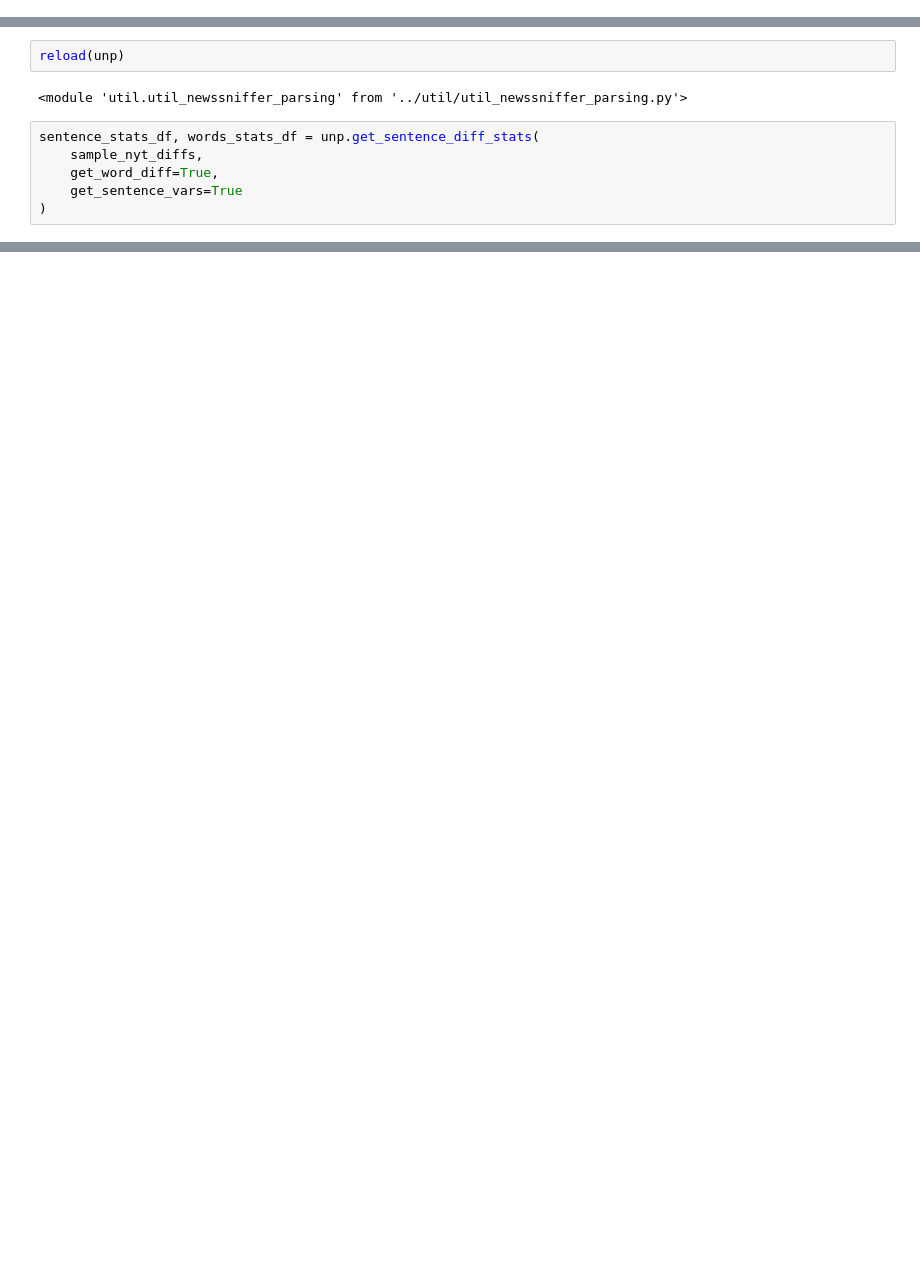
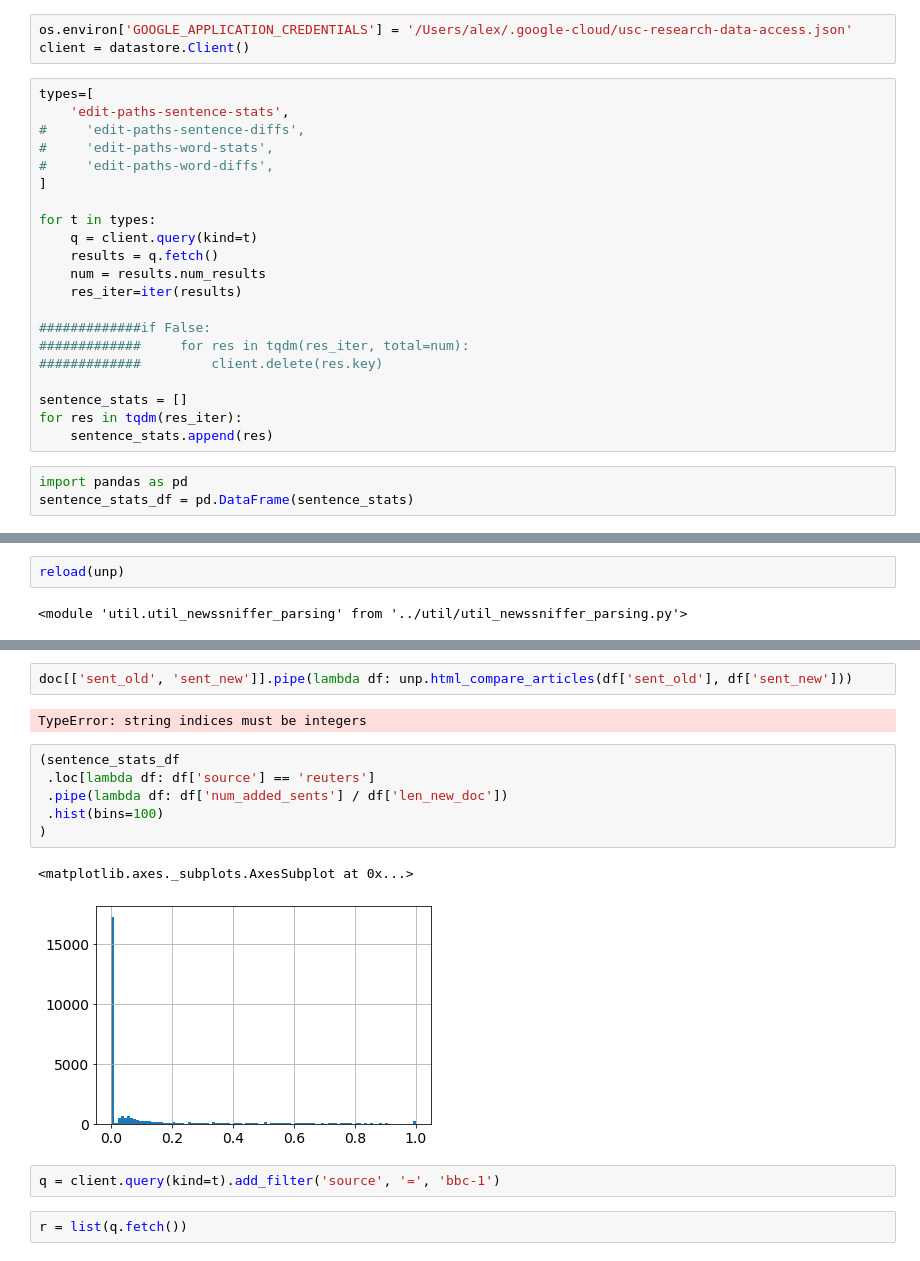
Before and after one commit to alex2awesome/edit-pathways, a Jupyter notebook: notebooks/2021-02-17__diffengine-and-newssniffer.ipynb, the cells around one changed output, grey strips where cells are left out. Saved outputs shown, nothing was run; the diff lists cells and outputs as text; blank space fills up the shorter version.

```diff
--- a/notebooks/2021-02-17__diffengine-and-newssniffer.ipynb
+++ b/notebooks/2021-02-17__diffengine-and-newssniffer.ipynb
@@ -178,0 +248,27 @@ sample_nyt_diffs = pd.read_sql("""
+# %%
+os.environ['GOOGLE_APPLICATION_CREDENTIALS'] = '/Users/alex/.google-cloud/usc-research-data-access.json'
+client = datastore.Client()
+# %%
+types=[
+    'edit-paths-sentence-stats',
+#     'edit-paths-sentence-diffs',
+#     'edit-paths-word-stats',
+#     'edit-paths-word-diffs',
+]
+
+for t in types:
+    q = client.query(kind=t)
+    results = q.fetch()
+    num = results.num_results
+    res_iter=iter(results)
+
+#############if False:
+#############     for res in tqdm(res_iter, total=num):
+#############         client.delete(res.key)
+
+sentence_stats = []
+for res in tqdm(res_iter):
+    sentence_stats.append(res)
+# %%
+import pandas as pd
+sentence_stats_df = pd.DataFrame(sentence_stats)
@@ -180,9 +518,3 @@ sample_nyt_diffs = pd.read_sql("""
 reload(unp)
 # %% [output]
 <module 'util.util_newssniffer_parsing' from '../util/util_newssniffer_parsing.py'>
-# %%
-sentence_stats_df, words_stats_df = unp.get_sentence_diff_stats(
-    sample_nyt_diffs,
-    get_word_diff=True,
-    get_sentence_vars=True
-)
@@ -188,0 +540,17 @@ sentence_stats_df, words_stats_df = unp.get_sentence_diff_stats(
+# %%
+doc[['sent_old', 'sent_new']].pipe(lambda df: unp.html_compare_articles(df['sent_old'], df['sent_new']))
+# %% [output]
+TypeError: string indices must be integers
+# %%
+(sentence_stats_df
+ .loc[lambda df: df['source'] == 'reuters']
+ .pipe(lambda df: df['num_added_sents'] / df['len_new_doc'])
+ .hist(bins=100)
+)
+# %% [output]
+<matplotlib.axes._subplots.AxesSubplot at 0x...>
+[figure, added]
+# %%
+q = client.query(kind=t).add_filter('source', '=', 'bbc-1')
+# %%
+r = list(q.fetch())
```
Also changed, not shown: parts of 51 cells of this notebook, 9 other files.
